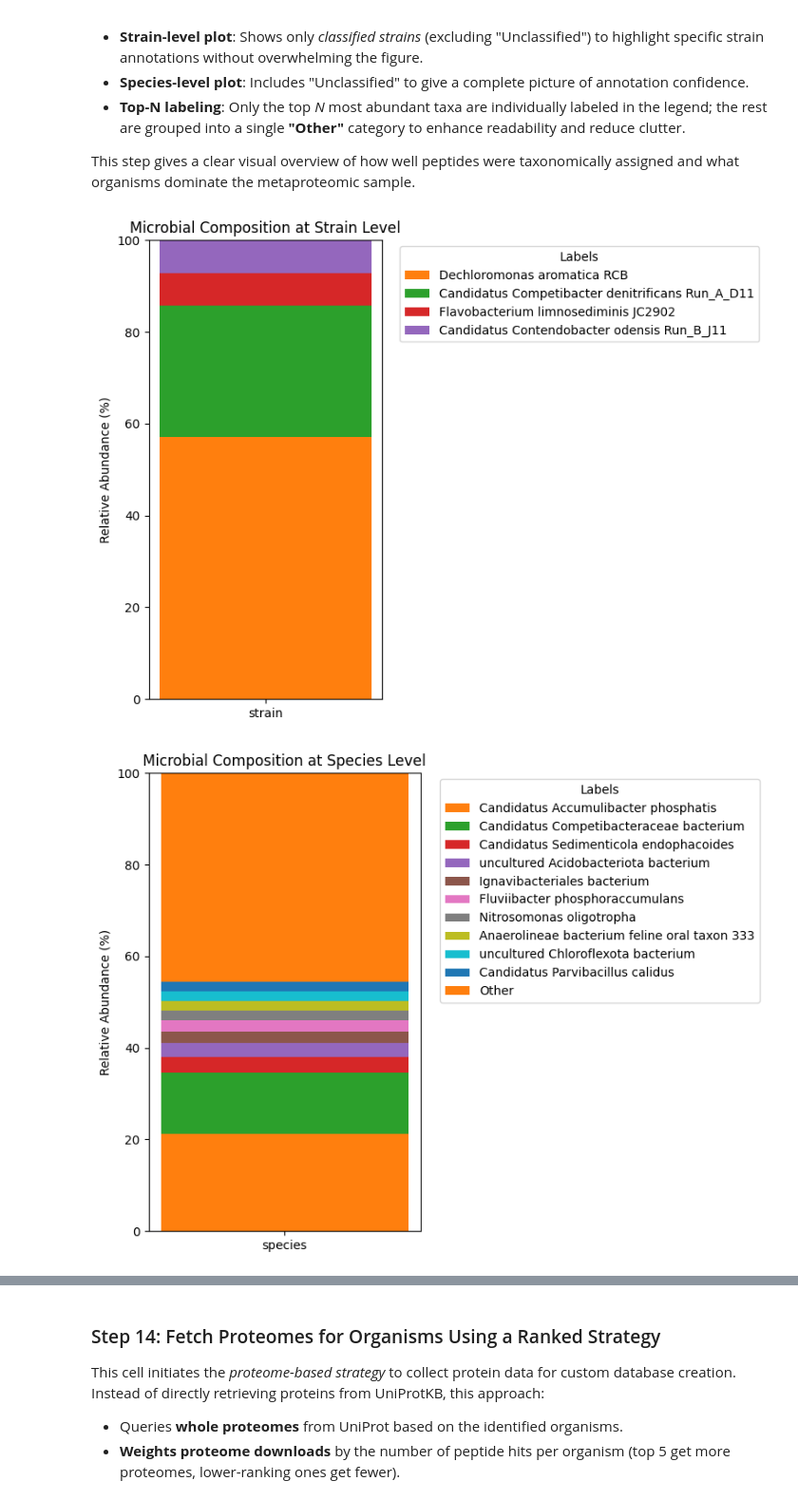
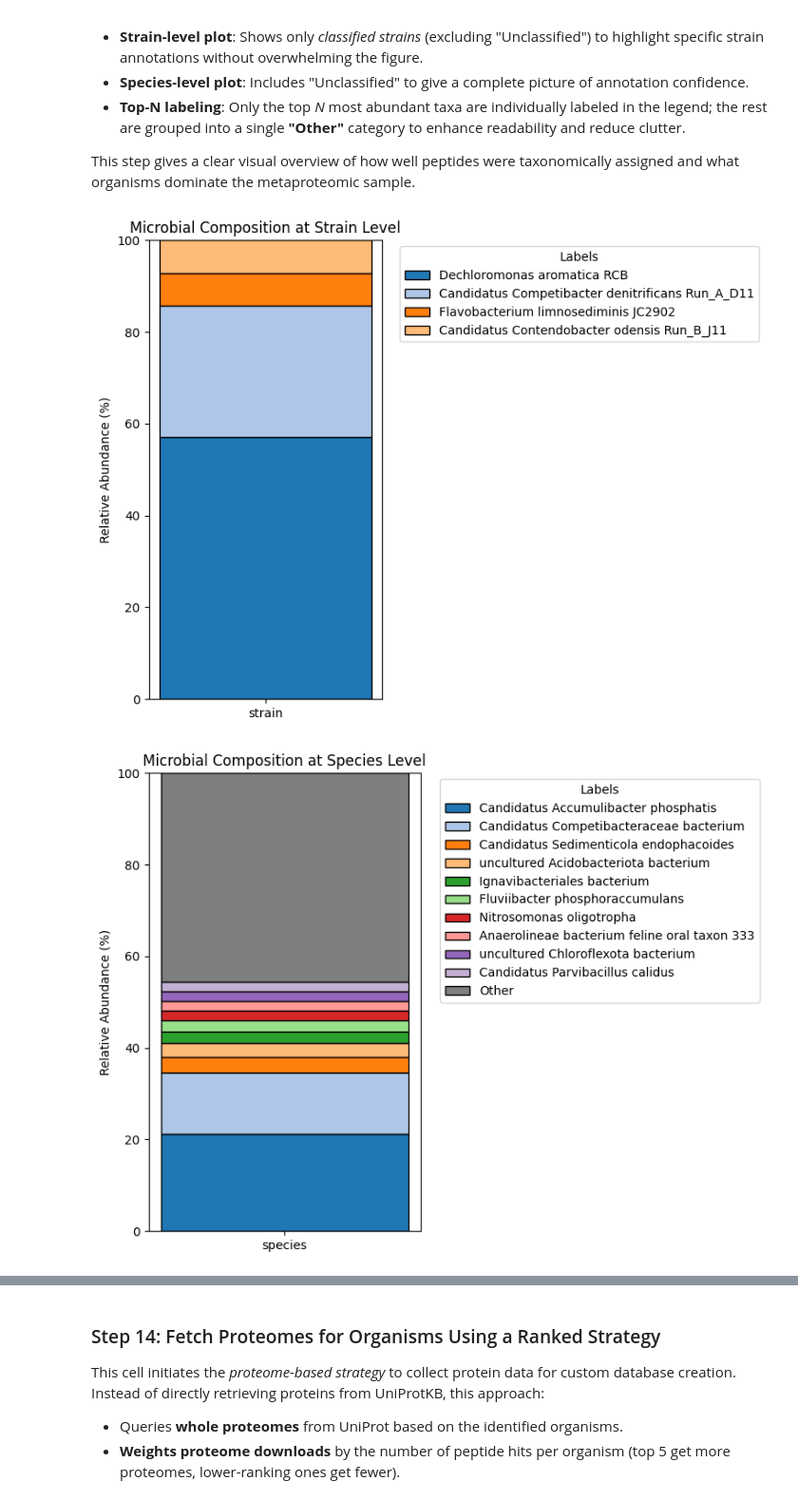
Before and after one commit to Asciilator/Peptide_identification_with_custom_database, a Jupyter notebook: pipelines/pipeline_diamond_improved.ipynb, the cells around one changed output, grey strips where cells are left out. Shown at 95% size. Cells and saved outputs as stored; diff of their text form; code cells hidden in the pictures.

```diff
--- a/pipelines/pipeline_diamond_improved.ipynb
+++ b/pipelines/pipeline_diamond_improved.ipynb
@@ -965,68 +965,69 @@ This step gives a clear visual overview of how well peptides were taxonomically
 # %%
 import pandas as pd
 import matplotlib.pyplot as plt
+import seaborn as sns
 
-# === Load your final annotated DIAMOND result with taxonomy ===
+# === Load Data ===
 df_path = output_path
 df = pd.read_csv(df_path)
 
 # === CONFIG ===
-TOP_N = 10  # Number of most abundant taxa to label explicitly
+TOP_N = 10  # Number of most abundant taxa to label
 
 def plot_composition(df, target_rank, top_n=10):
-    """
-    Generate a single stacked bar plot showing the relative abundance of peptides
-    mapped to organisms at a specific taxonomic rank (e.g., 'species', 'strain').
-
-    Parameters:
-        df (pd.DataFrame): DataFrame containing peptide-organism mappings and taxonomy
-        target_rank (str): Desired level of taxonomic resolution (e.g., 'strain', 'species')
-        top_n (int): Number of most abundant taxa to display explicitly in legend
-    """
-
-    # === Filter data appropriately for each rank level ===
     df_copy = df.copy()
 
     if target_rank == "strain":
-        # Include only peptides annotated to specific strains
         df_copy = df_copy[df_copy["lca_rank"] == "strain"]
         df_copy = df_copy[df_copy["lca_taxon_name"].notna() & (df_copy["lca_taxon_name"] != "Unclassified")]
     else:
-        # For species-level and others: allow all, including "Unclassified"
         df_copy["lca_taxon_name"] = df_copy["lca_taxon_name"].fillna("Unclassified").replace("NA", "Unclassified")
 
-    # === Count peptide hits per organism and compute relative abundance ===
+    # === Count peptide hits and compute relative abundance ===
     counts = df_copy["lca_taxon_name"].value_counts()
     total = counts.sum()
     proportions = (counts / total * 100).sort_values(ascending=False)
 
-    # === Keep top N most abundant organisms, group the rest under "Other" ===
     top_labels = proportions.head(top_n)
     others = proportions.iloc[top_n:]
     if not others.empty:
         top_labels["Other"] = others.sum()
 
-    # === Plot single stacked bar ===
+    label_order = list(top_labels.index)
+
+    # === Coloring Strategy ===
+    fixed_colors = {
+        "Other": "#7f7f7f",  # light gray
+        "Unclassified": "#000000"  # black
+    }
+
+    # Generate vivid colors for the rest
+    dynamic_labels = [label for label in label_order if label not in fixed_colors]
+    palette = sns.color_palette("tab20", len(dynamic_labels))
+    dynamic_colors = dict(zip(dynamic_labels, palette))
+
+    color_dict = {**dynamic_colors, **fixed_colors}
+    ordered_colors = [color_dict[label] for label in label_order]
+
+    # === Plot ===
     fig, ax = plt.subplots(figsize=(8, 6))
-    ax.bar([target_rank], top_labels.values, bottom=0)
 
     bottom = 0
-    for label, value in top_labels.items():
-        # Each taxon contributes a portion of the stacked bar
-        ax.bar(target_rank, value, bottom=bottom, label=label)
+    for label, value, color in zip(label_order, top_labels.values, ordered_colors):
+        ax.bar(target_rank, value, bottom=bottom, label=label, color=color, edgecolor="black")
         bottom += value
 
-    # === Final formatting ===
     ax.set_title(f"Microbial Composition at {target_rank.capitalize()} Level")
     ax.set_ylabel("Relative Abundance (%)")
     ax.set_ylim(0, 100)
     ax.legend(title="Labels", bbox_to_anchor=(1.05, 1), loc='upper left')
     plt.tight_layout()
     plt.show()
 
-# === Run the function for both strain and species level ===
+# === Run ===
 plot_composition(df, target_rank="strain", top_n=TOP_N)
 plot_composition(df, target_rank="species", top_n=TOP_N)
+plot_composition(df, target_rank="genus", top_n=TOP_N)
 # %% [output]
-[figure, old version]
+[figure, new version]
-[figure, old version]
+[figure, new version]
```
Also changed, not shown: parts of 2 cells of this notebook, 7 other files.
